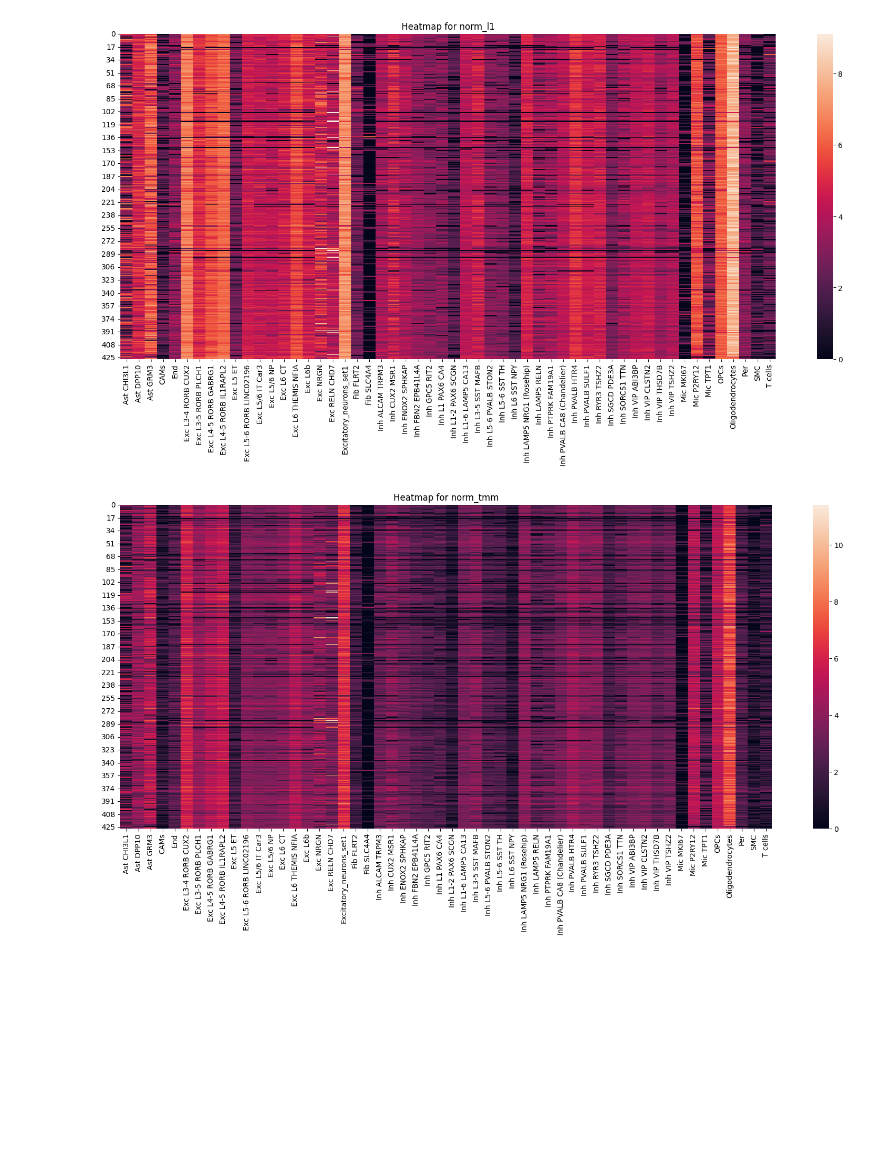
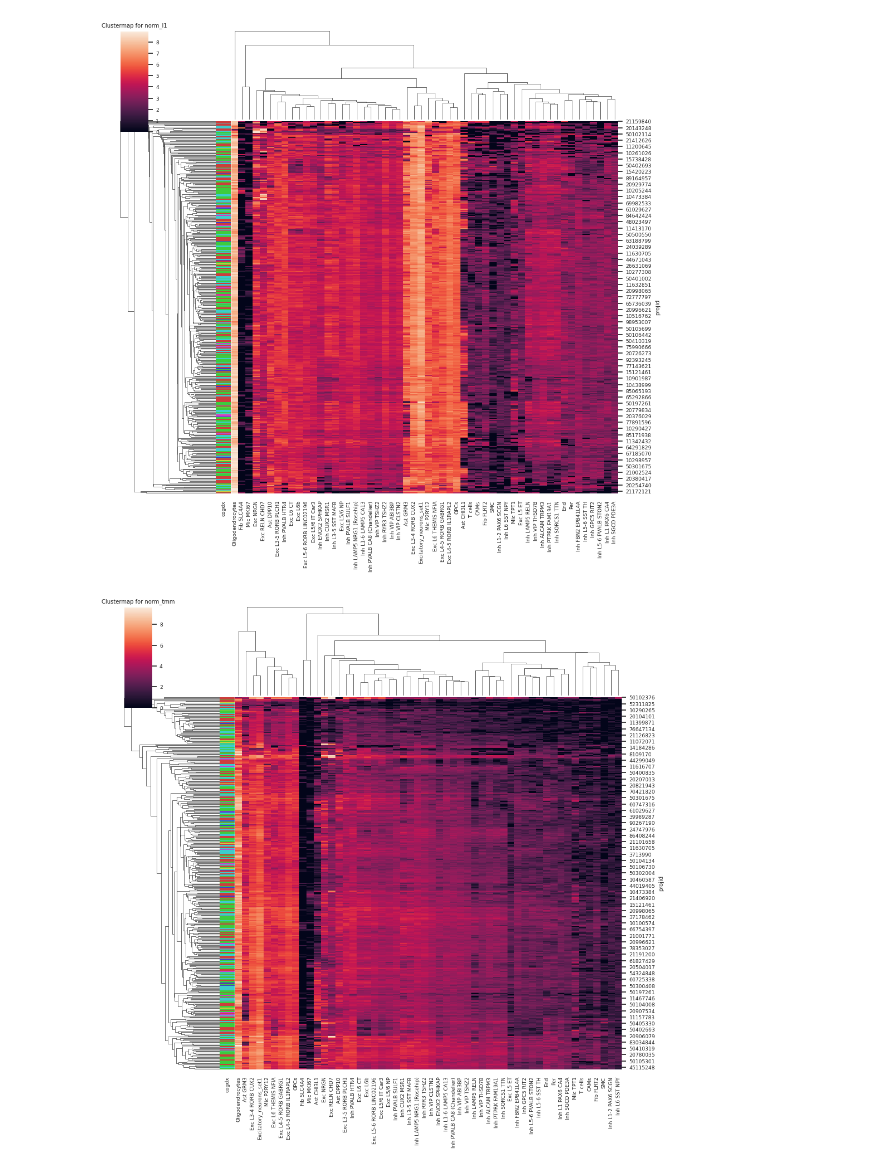
Before and after one commit to LuminousCodeGH/bsc-thesis-scripts, a Jupyter notebook: main.ipynb, the cells around one changed output. Drawn from its saved outputs; the diff is of its cells as text; code cells hidden in the pictures; blank space fills up the shorter version.

```diff
--- a/main.ipynb
+++ b/main.ipynb
@@ -14,6 +14,6 @@ pp = Preprocessor('umap')
 pp.show_pca(ct_counts_metadata)
 pp.set_n_components(20)
 pp.analyze_umap(ct_counts_metadata)
-pp.remove_cluster(ct_counts_metadata, '8')
+ct_counts_metadata = pp.remove_cluster(ct_counts_metadata, '8')
 # %% [output]
 [figure]
@@ -24,9 +22,9 @@ View of AnnData object with n_obs × n_vars = 416 × 54
 # %%
 normalizer = Normalizer(['l1', 'tmm', 'ref Oligodendrocytes', 'ref OPCs'], np.log1p)
 normalizer.normalize_all(ct_counts_metadata)
 
 for layer in normalizer.layer_names:
-    generate_heatmap(ct_counts_metadata, layer)
+    generate_clustermap(ct_counts_metadata, layer)
 # %% [output]
-[figure, old version]
+[figure, new version]
-[figure, old version]
+[figure, new version]
```
Also changed, not shown: parts of 2 cells of this notebook, 1 other file.
